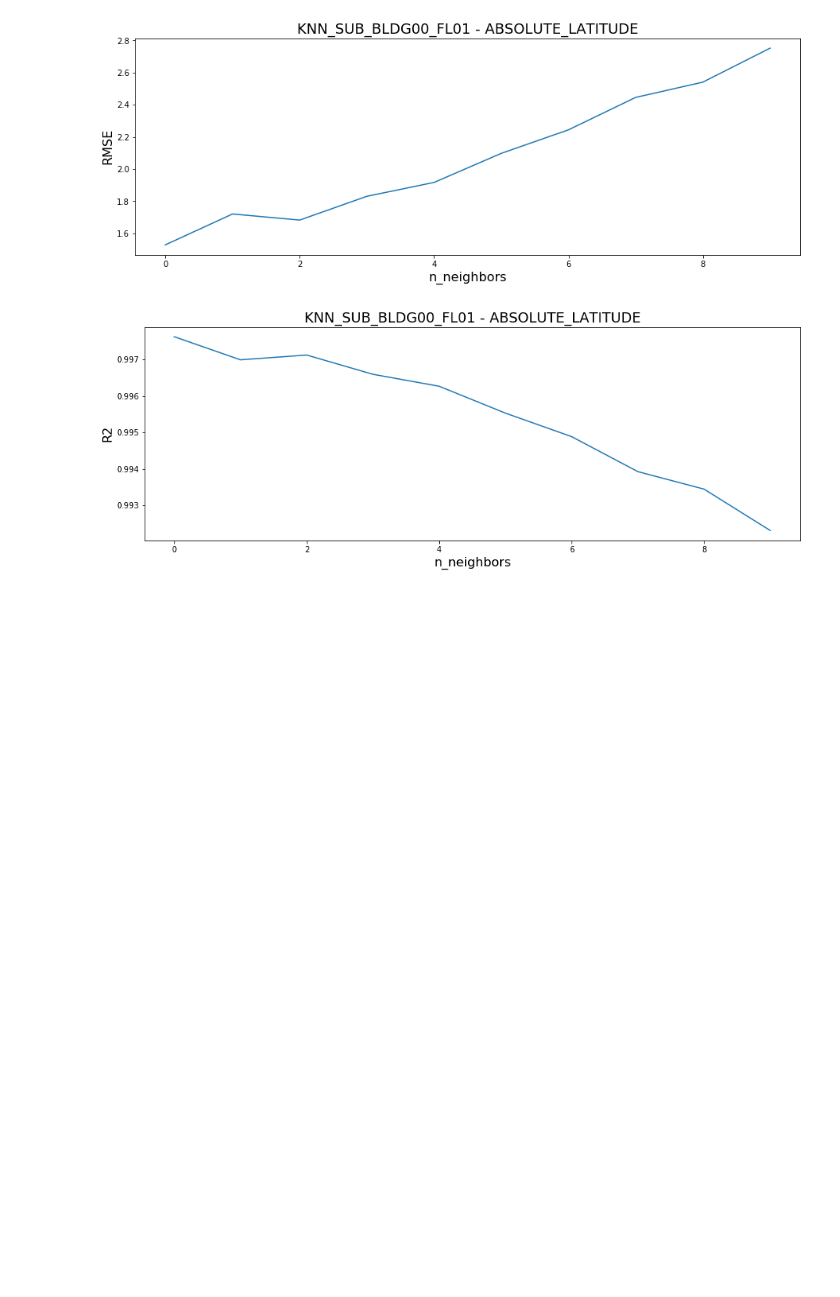
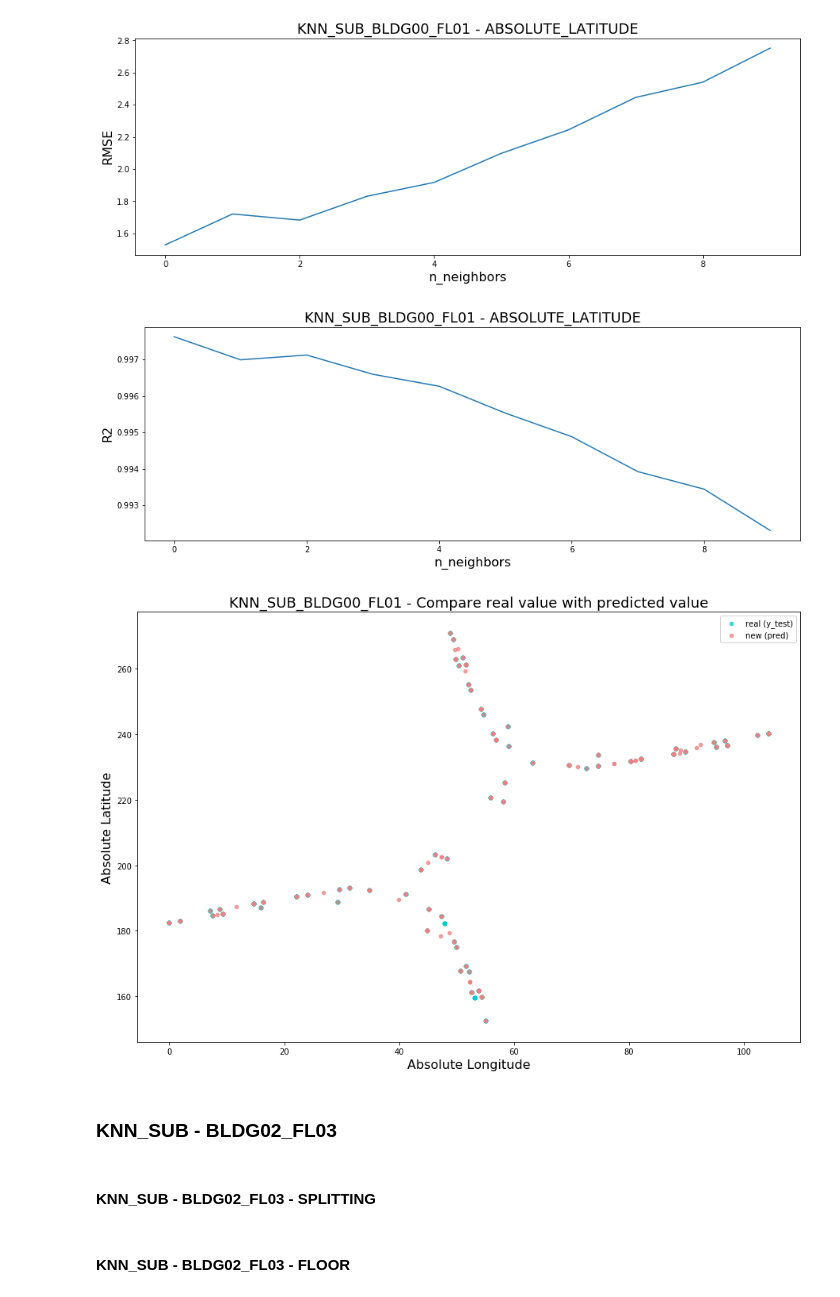
Before and after one commit to AndreasNehls/IoT_Analytics, a Jupyter notebook: python/IoT_knn.ipynb, the cells around one changed output. Cells and saved outputs as stored; diff of their text form; code cells hidden in the pictures; blank space fills up the shorter version.

```diff
--- a/python/IoT_knn.ipynb
+++ b/python/IoT_knn.ipynb
@@ -1118,3 +1316,8 @@ Time in min:  0.007
+# %%
+KNN_SUB_BLDG00_FL01_LON_model = neighbors.KNeighborsRegressor(n_neighbors = 2)
+
+KNN_SUB_BLDG00_FL01_LON_model.fit(X_KNN_SUB_BLDG00_FL01_LON_train, y_KNN_SUB_BLDG00_FL01_LON_train)  #fit the model
+KNN_SUB_BLDG00_FL01_LON_pred = KNN_SUB_BLDG00_FL01_LON_model.predict(X_KNN_SUB_BLDG00_FL01_LON_test) #make prediction on test set
 # %%
 # plotting the rmse values against k values
 KNN_SUB_BLDG00_FL01_LON_curveRMSE = pd.DataFrame(KNN_SUB_BLDG00_FL01_LON_rmse_val)
@@ -1166,10 +1369,17 @@ for KNN_SUB_BLDG00_FL01_LAT in range(10):
     print('RMSE   :', KNN_SUB_BLDG00_FL01_LAT_error)
     print('Rsqaure:', KNN_SUB_BLDG00_FL01_LAT_r2)
 
+print ()
+KNN_SUB_BLDG00_FL01_LAT_params = {'n_neighbors':[2,3,4,5,6,7,8,9]}
+KNN_SUB_BLDG00_FL01_LAT = neighbors.KNeighborsRegressor()
+KNN_SUB_BLDG00_FL01_LAT_model = GridSearchCV(KNN_SUB_BLDG00_FL01_LAT, KNN_SUB_BLDG00_FL01_LAT_params, cv=5)
+KNN_SUB_BLDG00_FL01_LAT_model.fit(X_KNN_SUB_BLDG00_FL01_LAT_train, y_KNN_SUB_BLDG00_FL01_LAT_train)
+print ('BEST   :', KNN_SUB_BLDG00_FL01_LAT_model.best_params_)
+
 KNN_SUB_BLDG00_FL01_LAT_stop = timeit.default_timer()
 print ()
 KNN_SUB_BLDG00_FL01_LAT_t = (KNN_SUB_BLDG00_FL01_LAT_stop - KNN_SUB_BLDG00_FL01_LAT_start)/60
-print('Time in min: ', round(KNN_SUB_BLDG00_FL01_LAT_t, 3))
+print ('Time in min: ', round(KNN_SUB_BLDG00_FL01_LAT_t, 3))
 # %% [output]
 Value (KNN_SUB_BLDG00_FL01_LAT) for k= 1 is:
 RMSE   : 1.528270699914848
@@ -1191,3 +1401,8 @@ Time in min:  0.007
+# %%
+KNN_SUB_BLDG00_FL01_LAT_model = neighbors.KNeighborsRegressor(n_neighbors = 2)
+
+KNN_SUB_BLDG00_FL01_LAT_model.fit(X_KNN_SUB_BLDG00_FL01_LAT_train, y_KNN_SUB_BLDG00_FL01_LAT_train)  #fit the model
+KNN_SUB_BLDG00_FL01_LAT_pred = KNN_SUB_BLDG00_FL01_LAT_model.predict(X_KNN_SUB_BLDG00_FL01_LAT_test) #make prediction on test set
 # %%
 # plotting the rmse values against k values
 KNN_SUB_BLDG00_FL01_LAT_curveRMSE = pd.DataFrame(KNN_SUB_BLDG00_FL01_LAT_rmse_val)
@@ -1216,3 +1431,37 @@ plt.savefig('./knn/24_KNN_SUB_BLDG00_FL01_LAT_r2.png', bbox_inches='tight')
 plt.show()
 # %% [output]
 [figure]
+# %%
+REAL_SUB_BLDG00_FL01 = pd.DataFrame()
+REAL_SUB_BLDG00_FL01['ABSOLUTE_LONGITUDE'] = y_KNN_SUB_BLDG00_FL01_LON
+REAL_SUB_BLDG00_FL01['ABSOLUTE_LATITUDE'] = y_KNN_SUB_BLDG00_FL01_LAT
+ax1 = REAL_SUB_BLDG00_FL01.plot(kind='scatter', x="ABSOLUTE_LONGITUDE", y="ABSOLUTE_LATITUDE",
+                    label = 'real (y_test)',
+                    color="darkturquoise",
+                    figsize=(15,10),
+                    alpha=0.75)
+
+NEW_SUB_BLDG00_FL01 = pd.DataFrame()
+NEW_SUB_BLDG00_FL01['ABSOLUTE_LONGITUDE'] = KNN_SUB_BLDG00_FL01_LON_pred
+NEW_SUB_BLDG00_FL01['ABSOLUTE_LATITUDE'] = KNN_SUB_BLDG00_FL01_LAT_pred
+ax2 = NEW_SUB_BLDG00_FL01.plot(kind='scatter', x="ABSOLUTE_LONGITUDE", y="ABSOLUTE_LATITUDE",
+                   label = 'new (pred)',
+                   color="lightcoral",
+                   figsize=(15,10),
+                   alpha=0.75,
+                   ax=ax1)
+
+plt.title("KNN_SUB_BLDG00_FL01 - Compare real value with predicted value", fontsize=18)
+plt.xlabel('Absolute Longitude', fontsize=16)
+plt.ylabel('Absolute Latitude', fontsize=16)
+plt.legend(loc='best')
+
+plt.savefig('./knn/27_KNN_SUB_BLDG00_FL01_REAL_NEW.png', bbox_inches='tight')
+
+plt.show()
+# %% [output]
+[figure, added]
+# %% [markdown]
+### KNN_SUB - BLDG02_FL03 <a id='KNN_SUB_BLDG02_FL03'></a>
+# %% [markdown]
+#### KNN_SUB - BLDG02_FL03 - SPLITTING
@@ -1218,0 +1488,2 @@ plt.show()
+# %% [markdown]
+#### KNN_SUB - BLDG02_FL03 - FLOOR
```
Also changed, not shown: parts of 99 cells of this notebook, 37 other files.
